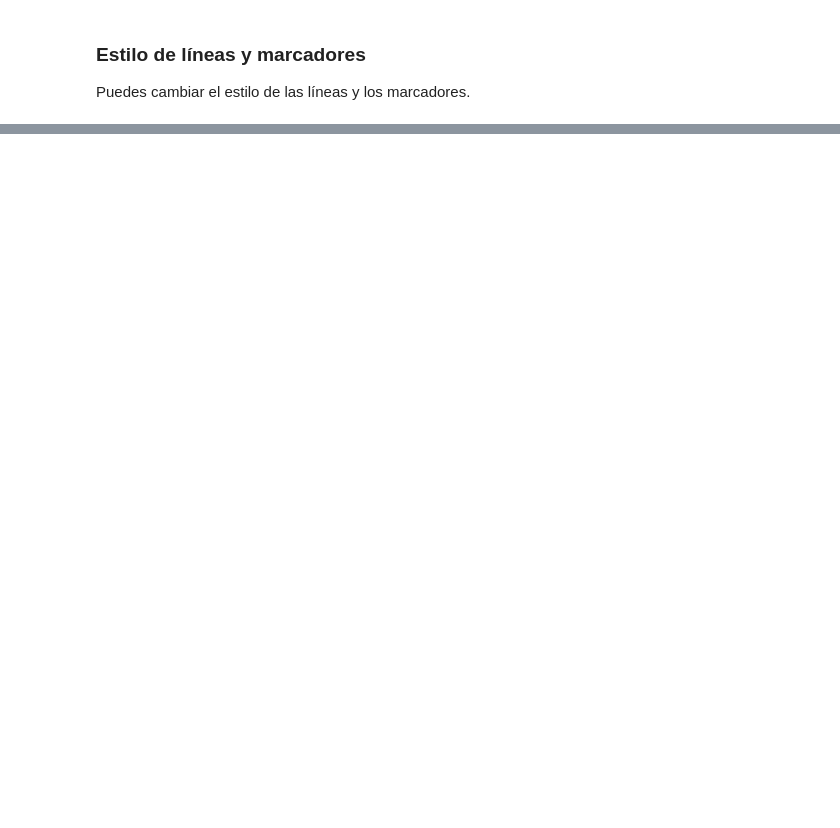
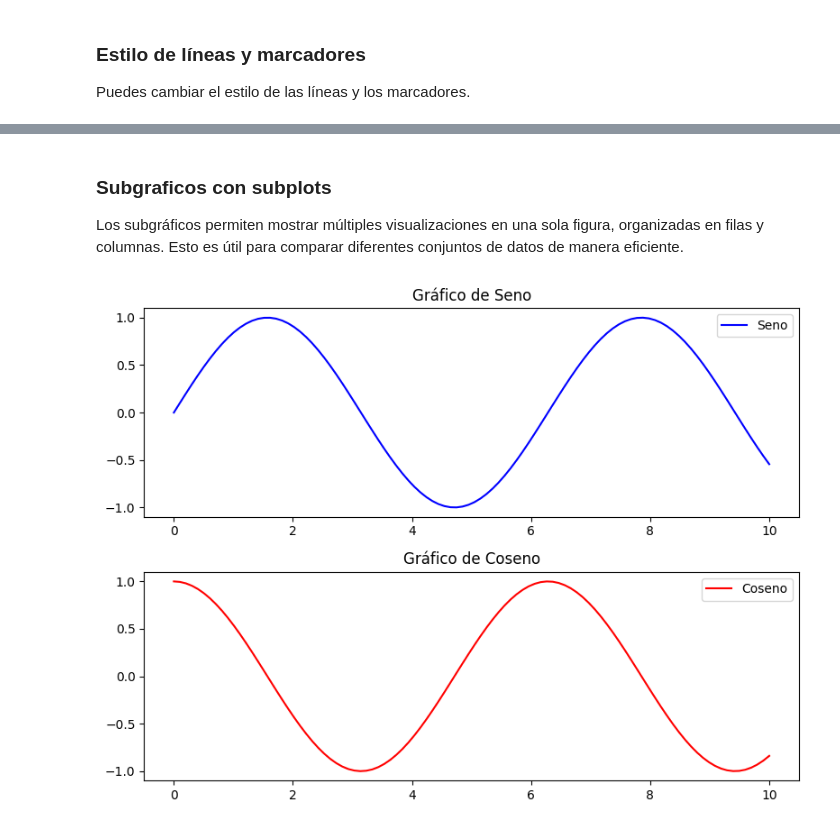
Before and after one commit to Void-CA/DataTools-Introduction, a Jupyter notebook: tutorial.ipynb, the cells around one changed output, grey strips where cells are left out. Cells and saved outputs as stored; diff of their text form; code cells hidden in the pictures; blank space fills up the shorter version.

```diff
--- a/tutorial.ipynb
+++ b/tutorial.ipynb
@@ -419,0 +436,20 @@ plt.show()
+# %% [markdown]
+### Subgraficos con subplots
+ Los subgráficos permiten mostrar múltiples visualizaciones en una sola figura, organizadas en filas y columnas. Esto es útil para comparar diferentes conjuntos de datos de manera eficiente.
+# %%
+x = np.linspace(0, 10, 100)
+y1, y2 = np.sin(x), np.cos(x)
+
+fig, axs = plt.subplots(2, 1, figsize=(8, 6))
+axs[0].plot(x, y1, label="Seno", color="blue")
+axs[0].set_title("Gráfico de Seno")
+axs[0].legend()
+
+axs[1].plot(x, y2, label="Coseno", color="red")
+axs[1].set_title("Gráfico de Coseno")
+axs[1].legend()
+
+plt.tight_layout()
+plt.show()
+# %% [output]
+[figure, added]
```
Also changed, not shown: parts of 23 cells of this notebook, 1 other file.
